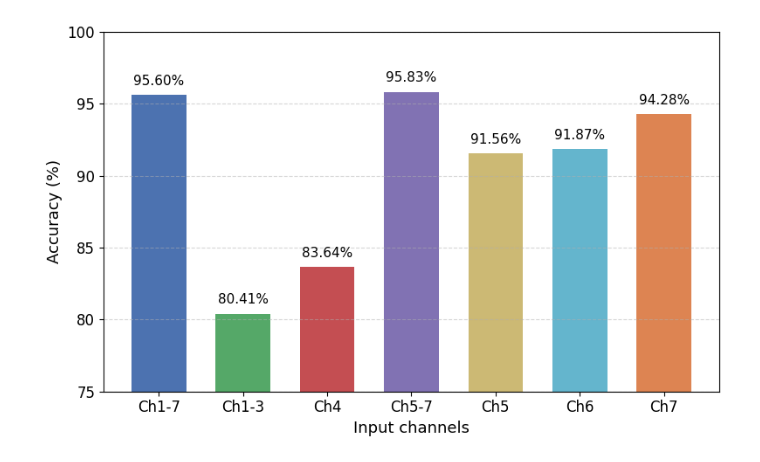
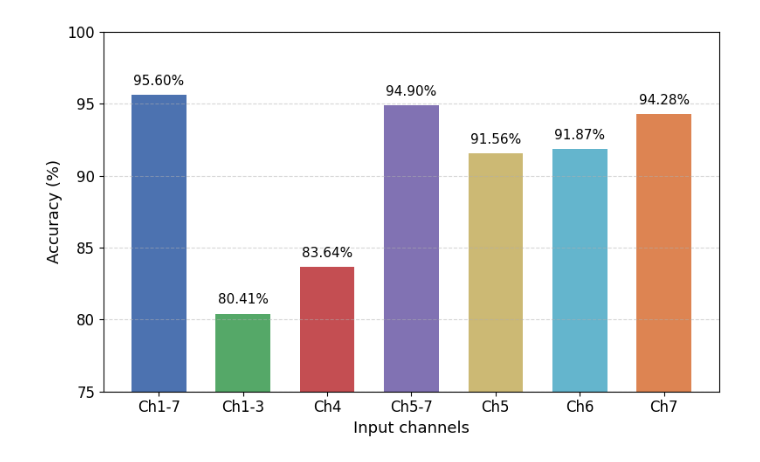
Before and after one commit to ShihaoCui/FlutterPrediction2, a Jupyter notebook: 0518/barComDiiferentChannels.ipynb, the cells around one changed output. Saved outputs shown, nothing was run; the diff lists cells and outputs as text; code cells hidden in the pictures.

```diff
--- a/0518/barComDiiferentChannels.ipynb
+++ b/0518/barComDiiferentChannels.ipynb
@@ -12,7 +12,7 @@ import numpy as np
 
 # Accuracy results
 channels = ['Ch1-7', 'Ch1-3', 'Ch4', 'Ch5-7', 'Ch5', 'Ch6', 'Ch7']
-acc = np.array([0.956, 0.8041, 0.8364, 0.9583, 0.9156, 0.9187, 0.94276])
+acc = np.array([0.956, 0.8041, 0.8364, 0.9490, 0.9156, 0.9187, 0.94276])
 
 # Convert to percentage
 acc_percent = acc * 100
@@ -36,31 +36,31 @@ bars = plt.bar(channels, acc_percent, width=0.65, color=colors)
 plt.xlabel('Input channels', fontsize=13)
 plt.ylabel('Accuracy (%)', fontsize=13)
 
 # Axis settings
 plt.ylim(75, 100)
 plt.grid(axis='y', linestyle='--', alpha=0.5)
 
 # Tick font
 plt.xticks(fontsize=12)
 plt.yticks(fontsize=12)
 
 # Add value labels
 for bar, value in zip(bars, acc_percent):
     plt.text(
         bar.get_x() + bar.get_width() / 2,
         value + 0.5,
         f'{value:.2f}%',
         ha='center',
         va='bottom',
         fontsize=11
     )
 
 plt.tight_layout()
 
 # Save figure
 plt.savefig('Accuracy_Different_Channels.png', dpi=600, bbox_inches='tight')
 plt.savefig('Accuracy_Different_Channels.pdf', bbox_inches='tight')
 
 plt.show()
 # %% [output]
-[figure, old version]
+[figure, new version]
```
Also changed, not shown: parts of 1 cell of this notebook, 2 other files.
